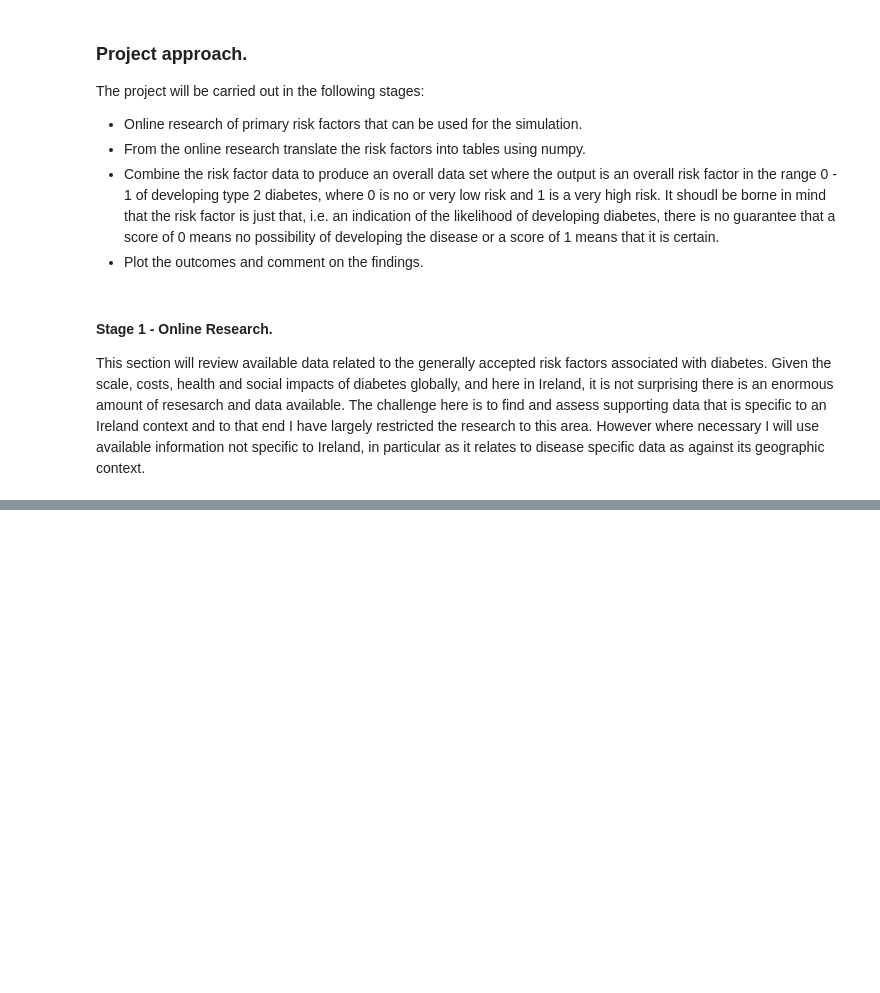
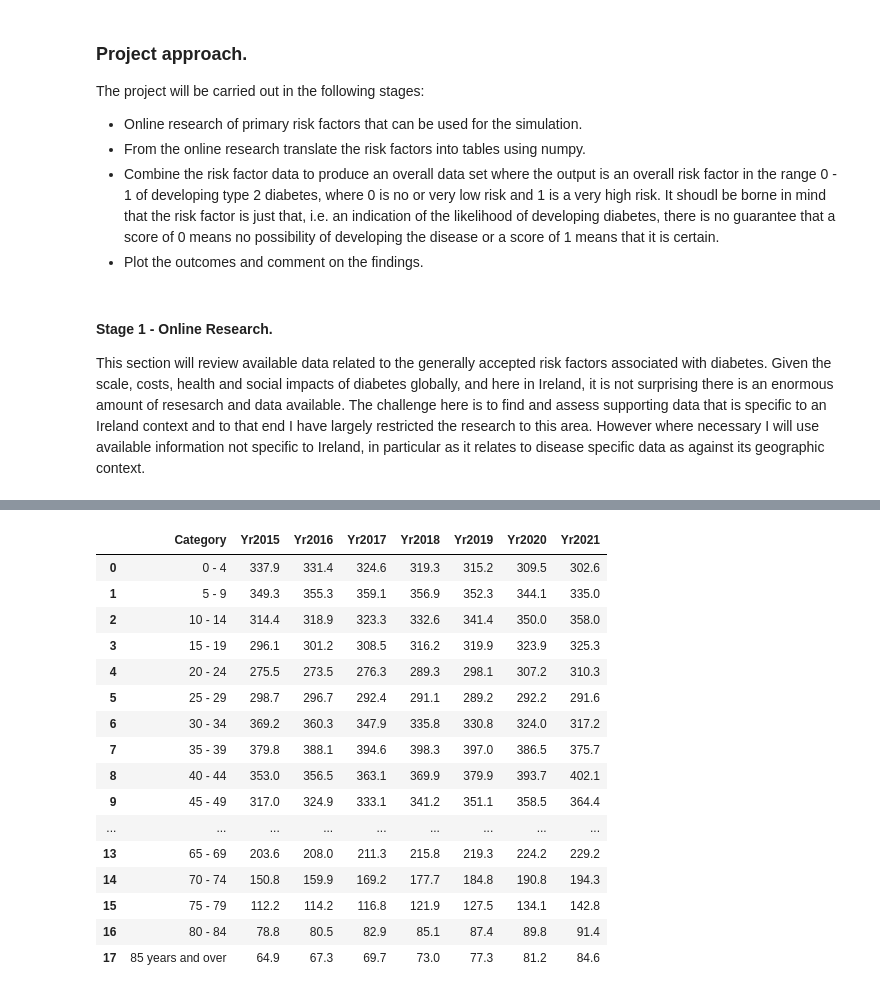
Before and after one commit to donneger/PFDA_Project_2021, a Jupyter notebook: PFDA_Project_2021.ipynb, the cells around one changed output, grey strips where cells are left out. Saved outputs shown, nothing was run; the diff lists cells and outputs as text; code cells hidden in the pictures; blank space fills up the shorter version.

```diff
--- a/PFDA_Project_2021.ipynb
+++ b/PFDA_Project_2021.ipynb
@@ -56,0 +69,22 @@ Below is the list of risk factors that I will be looking at to create the overal
+# %%
+#Import the population datatable
+df = pd.read_csv("./Datasets/IrelandPop_AgeCat.csv")
+df
+# %% [output]
+|  | Category | Yr2015 | Yr2016 | Yr2017 | Yr2018 | Yr2019 | Yr2020 | Yr2021 |
+| 0 | 0 - 4 | 337.9 | 331.4 | 324.6 | 319.3 | 315.2 | 309.5 | 302.6 |
+| 1 | 5 - 9 | 349.3 | 355.3 | 359.1 | 356.9 | 352.3 | 344.1 | 335.0 |
+| 2 | 10 - 14 | 314.4 | 318.9 | 323.3 | 332.6 | 341.4 | 350.0 | 358.0 |
+| 3 | 15 - 19 | 296.1 | 301.2 | 308.5 | 316.2 | 319.9 | 323.9 | 325.3 |
+| 4 | 20 - 24 | 275.5 | 273.5 | 276.3 | 289.3 | 298.1 | 307.2 | 310.3 |
+| 5 | 25 - 29 | 298.7 | 296.7 | 292.4 | 291.1 | 289.2 | 292.2 | 291.6 |
+| 6 | 30 - 34 | 369.2 | 360.3 | 347.9 | 335.8 | 330.8 | 324.0 | 317.2 |
+| 7 | 35 - 39 | 379.8 | 388.1 | 394.6 | 398.3 | 397.0 | 386.5 | 375.7 |
+| 8 | 40 - 44 | 353.0 | 356.5 | 363.1 | 369.9 | 379.9 | 393.7 | 402.1 |
+| 9 | 45 - 49 | 317.0 | 324.9 | 333.1 | 341.2 | 351.1 | 358.5 | 364.4 |
+| ... | ... | ... | ... | ... | ... | ... | ... | ... |
+| 13 | 65 - 69 | 203.6 | 208.0 | 211.3 | 215.8 | 219.3 | 224.2 | 229.2 |
+| 14 | 70 - 74 | 150.8 | 159.9 | 169.2 | 177.7 | 184.8 | 190.8 | 194.3 |
+| 15 | 75 - 79 | 112.2 | 114.2 | 116.8 | 121.9 | 127.5 | 134.1 | 142.8 |
+| 16 | 80 - 84 | 78.8 | 80.5 | 82.9 | 85.1 | 87.4 | 89.8 | 91.4 |
+| 17 | 85 years and over | 64.9 | 67.3 | 69.7 | 73.0 | 77.3 | 81.2 | 84.6 |
```
Also changed, not shown: parts of 6 cells of this notebook.
